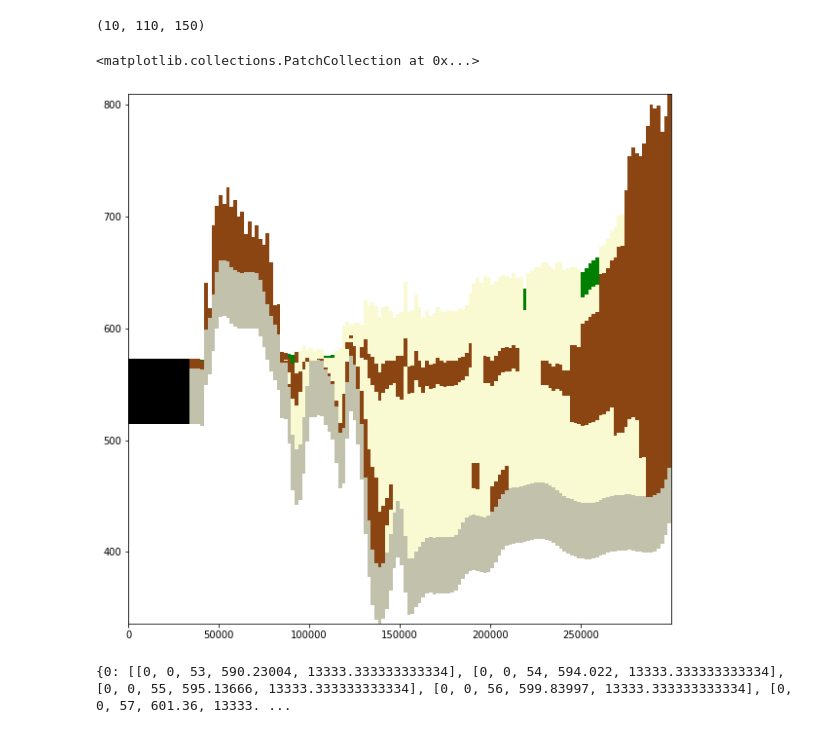
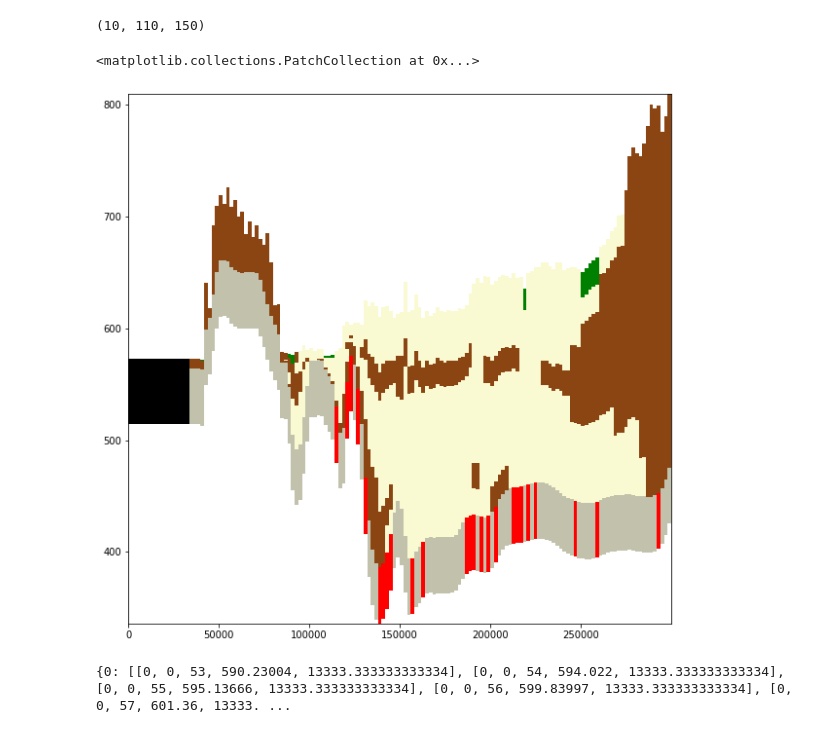
Before and after one commit to iordach1/GEOL572-GRL, a Jupyter notebook: GRL-Model.ipynb, the cells around one changed output. Cells and saved outputs as stored; diff of their text form; code cells hidden in the pictures.

```diff
--- a/GRL-Model.ipynb
+++ b/GRL-Model.ipynb
@@ -594,19 +593,20 @@ np.array(khlayers).shape
 # %%
 plt.figure(figsize=(10,10)) #create 10 x 10 figure
 modelxsect = flopy.plot.PlotCrossSection(model = m, line={"row":50}) #use plotmapview to attach plot to model
 #modelxsect = flopy.plot.PlotCrossSection(model = m, line={"column":100})
 #create colormap of named colors
 colors = ["saddlebrown","gray","lightgoldenrodyellow"]
 cmap = mp.colors.LinearSegmentedColormap.from_list("", colors)
 norm = mp.colors.LogNorm(vmin=kf,vmax=kc)
 #modelxsect.plot_grid()
 khlaynp = np.array(khlayers)
 lines = modelxsect.plot_array(khlaynp,norm=norm, cmap=cmap)
 rvr = modelxsect.plot_bc(ftype='RIV')
+wel = modelxsect.plot_bc(ftype='WEL')
 modelxsect.plot_ibound()
 # %% [output]
 <matplotlib.collections.PatchCollection at 0x...>
-[figure, old version]
+[figure, new version]
 # %%
 print(draindata)
 # %% [output]
```
Also changed, not shown: parts of 7 cells of this notebook.
